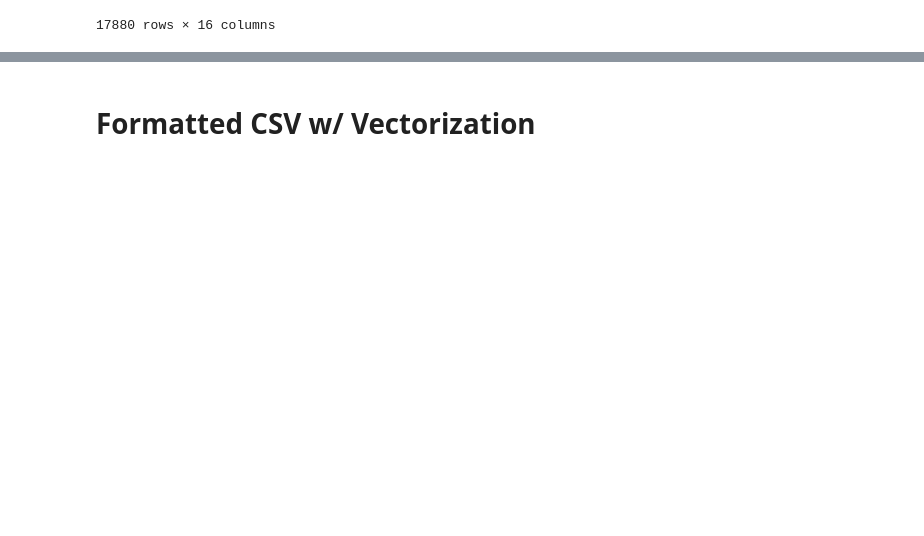
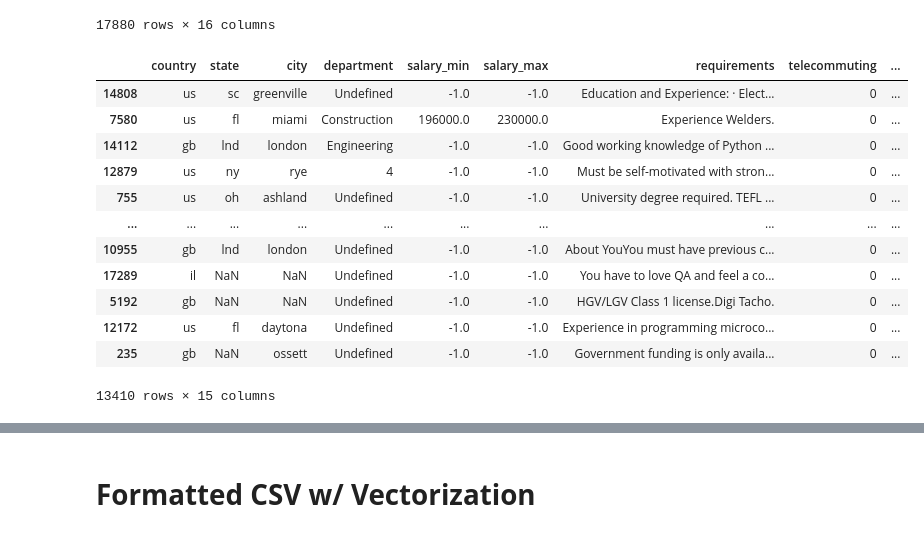
Before and after one commit to jebamania/group-project-2, a Jupyter notebook: Logistic Regression.ipynb, the cells around one changed output, grey strips where cells are left out. Saved outputs shown, nothing was run; the diff lists cells and outputs as text; code cells hidden in the pictures; blank space fills up the shorter version.

```diff
--- a/Logistic Regression.ipynb
+++ b/Logistic Regression.ipynb
@@ -173,4 +173,19 @@ X = formatted_df.drop(columns=['fraudulent'])
 y = formatted_df['fraudulent']
 # %%
 # train / test split
-X_train, X_test, y_train, y_test = train_test_split
+X_train, X_test, y_train, y_test = train_test_split(X, y, random_state=1)
+X_train
+# %% [output]
+|  | country | state | city | department | salary_min | salary_max | requirements | telecommuting | ... |
+| 14808 | us | sc | greenville | Undefined | -1.0 | -1.0 | Education and Experience: · Elect... | 0 | ... |
+| 7580 | us | fl | miami | Construction | 196000.0 | 230000.0 | Experience Welders. | 0 | ... |
+| 14112 | gb | lnd | london | Engineering | -1.0 | -1.0 | Good working knowledge of Python ... | 0 | ... |
+| 12879 | us | ny | rye | 4 | -1.0 | -1.0 | Must be self-motivated with stron... | 0 | ... |
+| 755 | us | oh | ashland | Undefined | -1.0 | -1.0 | University degree required. TEFL ... | 0 | ... |
+| ... | ... | ... | ... | ... | ... | ... | ... | ... | ... |
+| 10955 | gb | lnd | london | Undefined | -1.0 | -1.0 | About YouYou must have previous c... | 0 | ... |
+| 17289 | il | NaN | NaN | Undefined | -1.0 | -1.0 | You have to love QA and feel a co... | 0 | ... |
+| 5192 | gb | NaN | NaN | Undefined | -1.0 | -1.0 | HGV/LGV Class 1 license.Digi Tacho. | 0 | ... |
+| 12172 | us | fl | daytona | Undefined | -1.0 | -1.0 | Experience in programming microco... | 0 | ... |
+| 235 | gb | NaN | ossett | Undefined | -1.0 | -1.0 | Government funding is only availa... | 0 | ... |
+13410 rows × 15 columns
```
Also changed, not shown: parts of 6 cells of this notebook.
